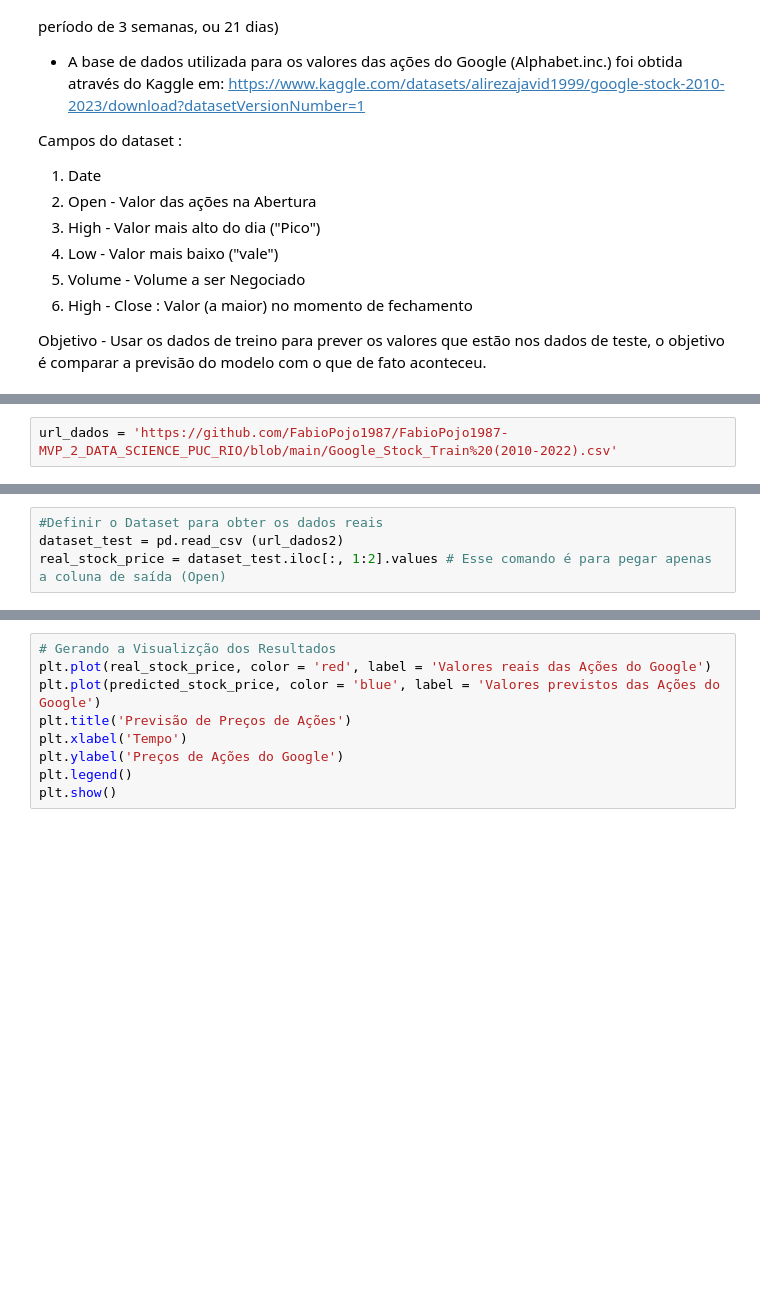
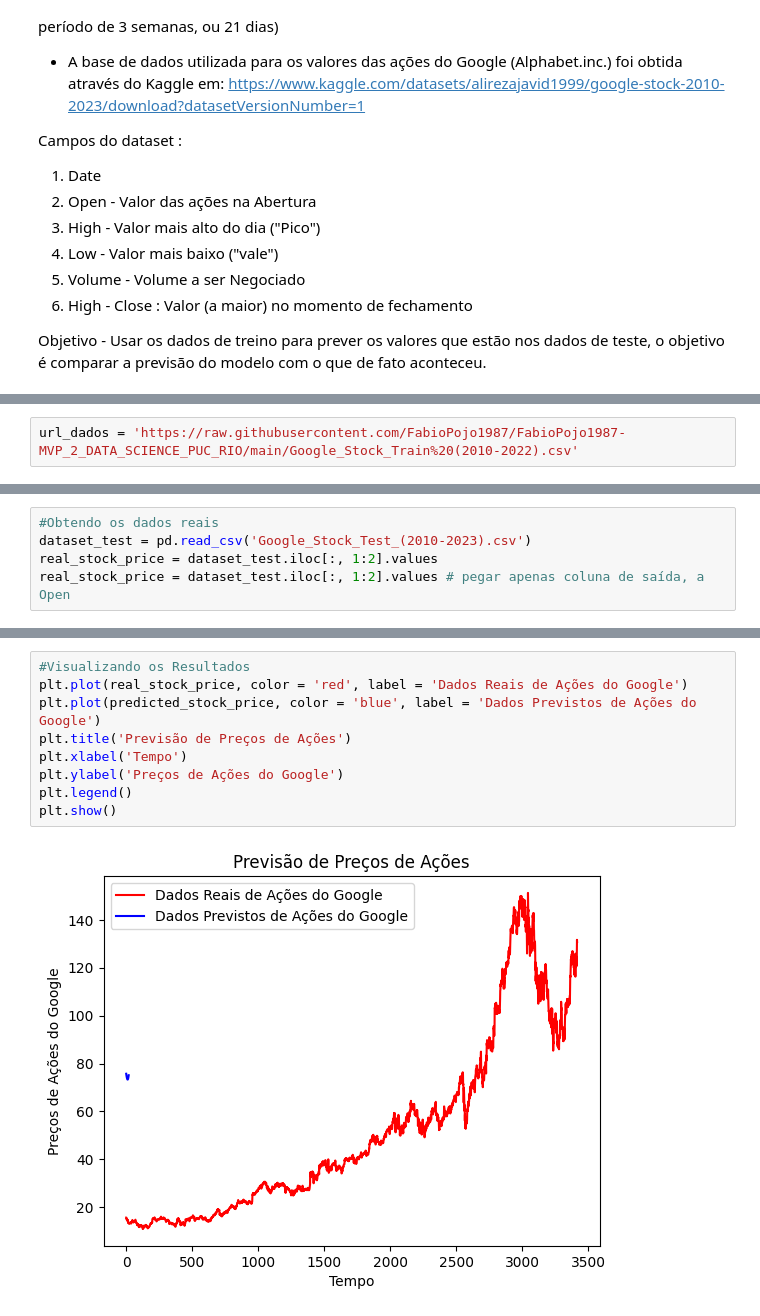
Before and after one commit to FabioPojo1987/FabioPojo1987-MVP_2_DATA_SCIENCE_PUC_RIO, a Jupyter notebook: MVP_2_DATA_SCIENCE_PUC_Rio.ipynb, the cells around one changed output, grey strips where cells are left out. Cells and saved outputs as stored; diff of their text form; blank space fills up the shorter version.

```diff
--- a/MVP_2_DATA_SCIENCE_PUC_Rio.ipynb
+++ b/MVP_2_DATA_SCIENCE_PUC_Rio.ipynb
@@ -53,2 +34,2 @@ Requirement already satisfied: six>=1.5 in /usr/local/lib/python3.10/dist-packag
 # %%
-url_dados = 'https://github.com/FabioPojo1987/FabioPojo1987-MVP_2_DATA_SCIENCE_PUC_RIO/blob/main/Google_Stock_Train%20(2010-2022).csv'
+url_dados = 'https://raw.githubusercontent.com/FabioPojo1987/FabioPojo1987-MVP_2_DATA_SCIENCE_PUC_RIO/main/Google_Stock_Train%20(2010-2022).csv'
@@ -135,4 +109,5 @@ url_dados2 = 'https://github.com/FabioPojo1987/FabioPojo1987-MVP_2_DATA_SCIENCE_
 # %%
-#Definir o Dataset para obter os dados reais
-dataset_test = pd.read_csv (url_dados2)
-real_stock_price = dataset_test.iloc[:, 1:2].values # Esse comando é para pegar apenas a coluna de saída (Open)
+#Obtendo os dados reais
+dataset_test = pd.read_csv('Google_Stock_Test_(2010-2023).csv')
+real_stock_price = dataset_test.iloc[:, 1:2].values
+real_stock_price = dataset_test.iloc[:, 1:2].values # pegar apenas coluna de saída, a Open
@@ -154,10 +129,12 @@ predicted_stock_price = sc.inverse_transform(predicted_stock_price)
 # %%
-# Gerando a Visualizção dos Resultados
-plt.plot(real_stock_price, color = 'red', label = 'Valores reais das Ações do Google')
-plt.plot(predicted_stock_price, color = 'blue', label = 'Valores previstos das Ações do Google')
+#Visualizando os Resultados
+plt.plot(real_stock_price, color = 'red', label = 'Dados Reais de Ações do Google')
+plt.plot(predicted_stock_price, color = 'blue', label = 'Dados Previstos de Ações do Google')
 plt.title('Previsão de Preços de Ações')
 plt.xlabel('Tempo')
 plt.ylabel('Preços de Ações do Google')
 plt.legend()
 plt.show()
+# %% [output]
+[figure, added]
 # %% [markdown]
```
Also changed, not shown: parts of 16 cells of this notebook.
